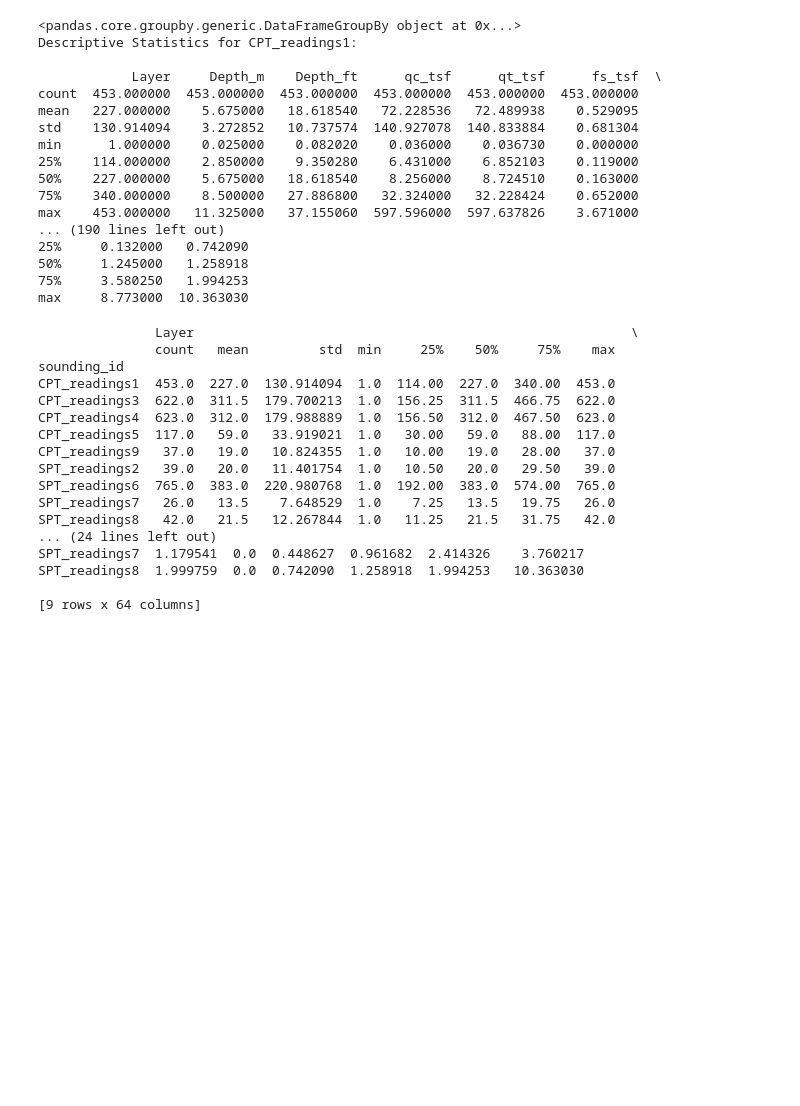
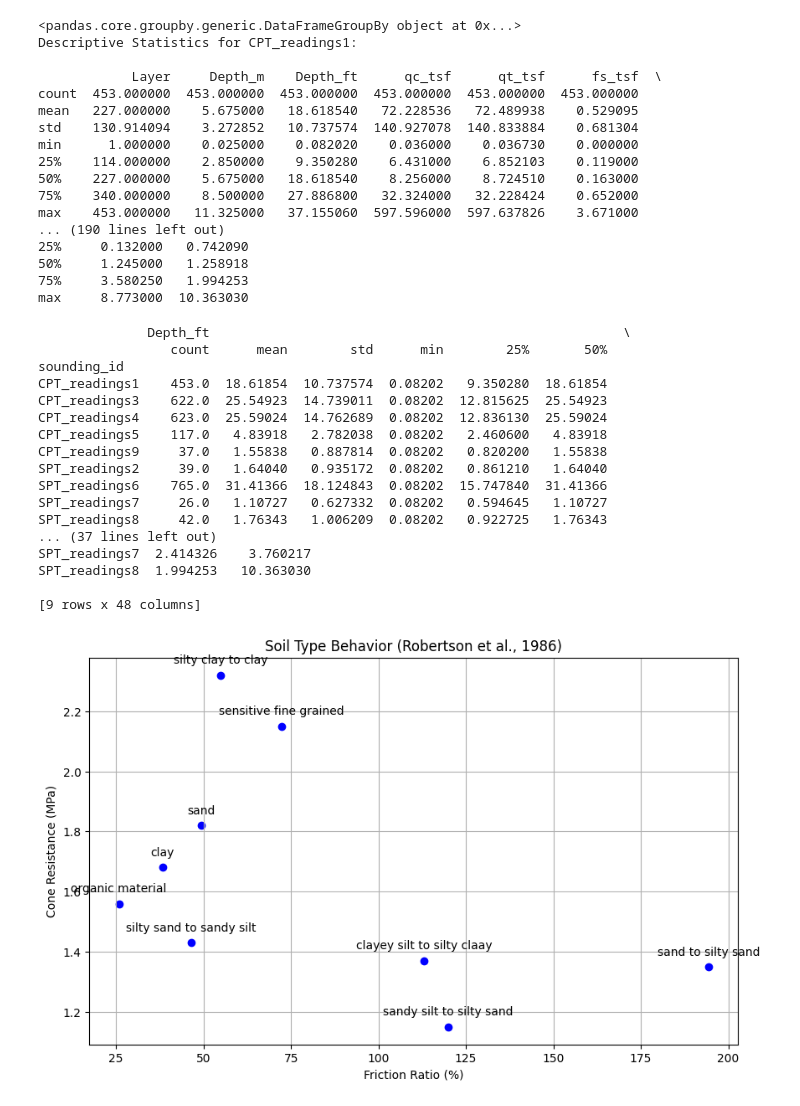
Before and after one commit to iGeology-Illinois/geol-581-module-3-principles-of-uncertainty-chapter-4-seanb7, a Jupyter notebook: Python Lab 4.ipynb, the cells around one changed output. Cells and saved outputs as stored; diff of their text form; code cells hidden in the pictures; blank space fills up the shorter version.

```diff
--- a/Python Lab 4.ipynb
+++ b/Python Lab 4.ipynb
@@ -373,22 +373,53 @@ summary_statistics = soundings.describe()
 # Define key columns for statistical analysis. Depth.1 is in ft.
 key_columns = ["Depth_ft", "qc_tsf", "qt_tsf", "fs_tsf", "u_ft", "Rf_pct"]  # Use actual column names
 
-print(summary_statistics)
+# Show all key_columns
+print(summary_statistics[key_columns])
 # %% [output]
-               Layer                                                        \
-               count   mean         std  min     25%    50%     75%    max
+              Depth_ft                                                     \
+                 count      mean        std      min        25%       50%
 sounding_id
-CPT_readings1  453.0  227.0  130.914094  1.0  114.00  227.0  340.00  453.0
-CPT_readings3  622.0  311.5  179.700213  1.0  156.25  311.5  466.75  622.0
-CPT_readings4  623.0  312.0  179.988889  1.0  156.50  312.0  467.50  623.0
-CPT_readings5  117.0   59.0   33.919021  1.0   30.00   59.0   88.00  117.0
-CPT_readings9   37.0   19.0   10.824355  1.0   10.00   19.0   28.00   37.0
-SPT_readings2   39.0   20.0   11.401754  1.0   10.50   20.0   29.50   39.0
-SPT_readings6  765.0  383.0  220.980768  1.0  192.00  383.0  574.00  765.0
-SPT_readings7   26.0   13.5    7.648529  1.0    7.25   13.5   19.75   26.0
-SPT_readings8   42.0   21.5   12.267844  1.0   11.25   21.5   31.75   42.0
-... (24 lines left out)
-SPT_readings7  1.179541  0.0  0.448627  0.961682  2.414326    3.760217
-SPT_readings8  1.999759  0.0  0.742090  1.258918  1.994253   10.363030
+CPT_readings1    453.0  18.61854  10.737574  0.08202   9.350280  18.61854
+CPT_readings3    622.0  25.54923  14.739011  0.08202  12.815625  25.54923
+CPT_readings4    623.0  25.59024  14.762689  0.08202  12.836130  25.59024
+CPT_readings5    117.0   4.83918   2.782038  0.08202   2.460600   4.83918
+CPT_readings9     37.0   1.55838   0.887814  0.08202   0.820200   1.55838
+SPT_readings2     39.0   1.64040   0.935172  0.08202   0.861210   1.64040
+SPT_readings6    765.0  31.41366  18.124843  0.08202  15.747840  31.41366
+SPT_readings7     26.0   1.10727   0.627332  0.08202   0.594645   1.10727
+SPT_readings8     42.0   1.76343   1.006209  0.08202   0.922725   1.76343
+... (37 lines left out)
+SPT_readings7  2.414326    3.760217
+SPT_readings8  1.994253   10.363030
 
-[9 rows x 64 columns]
+[9 rows x 48 columns]
+# %%
+# Soil type Behavior using Robertson et al 1986
+import matplotlib.pyplot as plt
+import numpy as np
+
+# Sample data based on Robertson et al. (1986) soil type behavior
+soil_types = ["sensitive fine grained", "organic material", "clay", "silty clay to clay", "clayey silt to silty claay", "sandy silt to silty sand", "silty sand to sandy silt", "sand to silty sand", "sand"]
+cone_resistance = [72.2228536, 25.816186, 38.237754, 54.862393, 113.009432, 119.858974, 46.442872, 194.406269, 49.351619]  # Example values for cone resistance (MPa)
+friction_ratio = [2.15, 1.56, 1.68, 2.32, 1.37, 1.15, 1.43, 1.35, 1.82]  # Example values for friction ratio (%)
+
+# Create a scatter plot
+plt.figure(figsize=(10, 6))
+plt.scatter(cone_resistance, friction_ratio, color='b', marker='o')
+
+# Annotate points with soil types
+for i, soil in enumerate(soil_types):
+    plt.annotate(soil, (cone_resistance[i], friction_ratio[i]), textcoords="offset points", xytext=(0,10), ha='center')
+
+# Set plot labels and title
+plt.xlabel('Friction Ratio (%)')
+plt.ylabel('Cone Resistance (MPa)')
+plt.title('Soil Type Behavior (Robertson et al., 1986)')
+
+# Show grid
+plt.grid(True)
+
+# Show plot
+plt.show()
+# %% [output]
+[figure, added]
```
Also changed, not shown: parts of 3 cells of this notebook.
